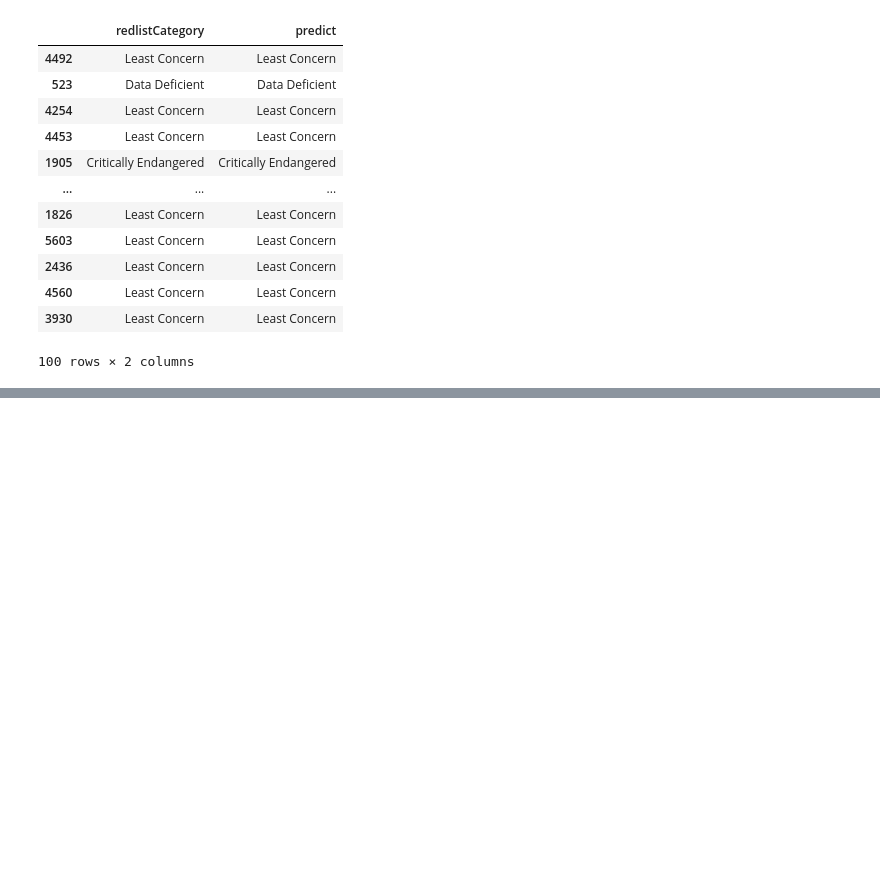
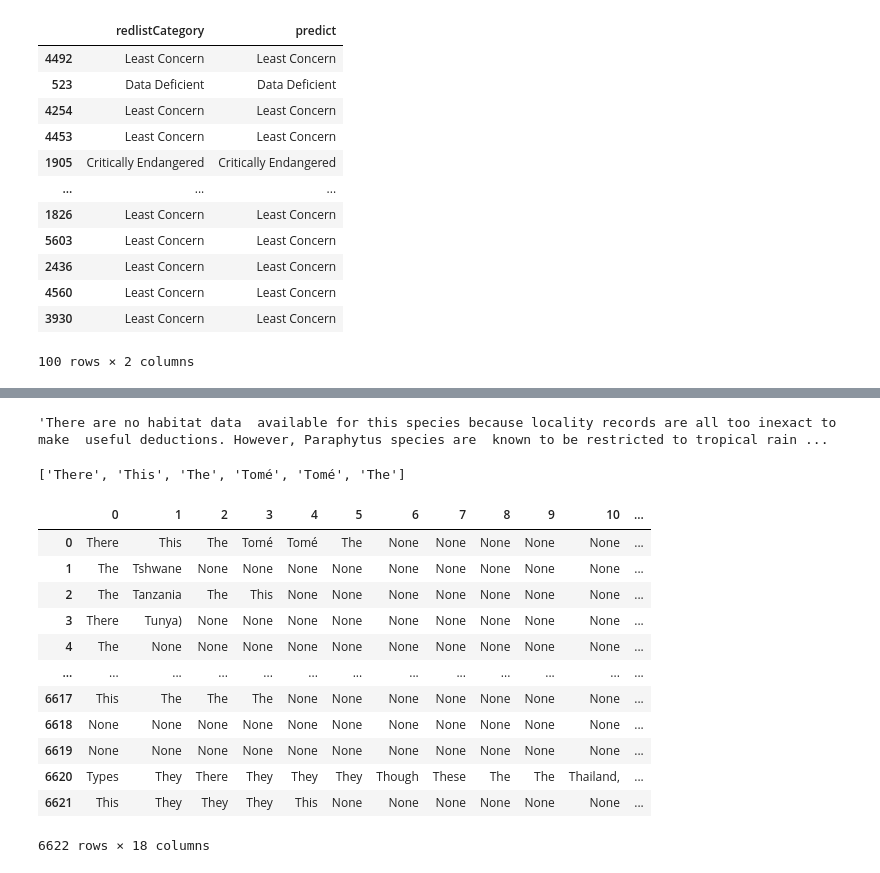
Before and after one commit to BloomTech-Labs/project-canopy-ds, a Jupyter notebook: embeddings_regressor.ipynb, the cells around one changed output, grey strips where cells are left out. Cells and saved outputs as stored; diff of their text form; code cells hidden in the pictures; blank space fills up the shorter version.

```diff
--- a/embeddings_regressor.ipynb
+++ b/embeddings_regressor.ipynb
@@ -213,0 +229,32 @@ result.head(100)
+# %%
+ass['habitat'][0]
+# %% [output]
+'There are no habitat data  available for this species because locality records are all too inexact to make  useful deductions. However, Paraphytus species are  known to be restricted to tropical rain ...
+# %%
+filter_col = [col for col in ass['habitat'][0].split() if col.startswith('T')]
+filter_col
+# %% [output]
+['There', 'This', 'The', 'Tomé', 'Tomé', 'The']
+# %%
+list1 = []
+for i in ass['habitat']:
+    filter_col = [col for col in i.split() if col.startswith('T')]
+    list1.append(filter_col)
+# %%
+list1 = pd.DataFrame(list1)
+# %%
+list1
+# %% [output]
+|  | 0 | 1 | 2 | 3 | 4 | 5 | 6 | 7 | 8 | 9 | 10 | ... |
+| 0 | There | This | The | Tomé | Tomé | The | None | None | None | None | None | ... |
+| 1 | The | Tshwane | None | None | None | None | None | None | None | None | None | ... |
+| 2 | The | Tanzania | The | This | None | None | None | None | None | None | None | ... |
+| 3 | There | Tunya) | None | None | None | None | None | None | None | None | None | ... |
+| 4 | The | None | None | None | None | None | None | None | None | None | None | ... |
+| ... | ... | ... | ... | ... | ... | ... | ... | ... | ... | ... | ... | ... |
+| 6617 | This | The | The | The | None | None | None | None | None | None | None | ... |
+| 6618 | None | None | None | None | None | None | None | None | None | None | None | ... |
+| 6619 | None | None | None | None | None | None | None | None | None | None | None | ... |
+| 6620 | Types | They | There | They | They | They | Though | These | The | The | Thailand, | ... |
+| 6621 | This | They | They | They | This | None | None | None | None | None | None | ... |
+6622 rows × 18 columns
```
Also changed, not shown: parts of 5 cells of this notebook, 6 other files.
